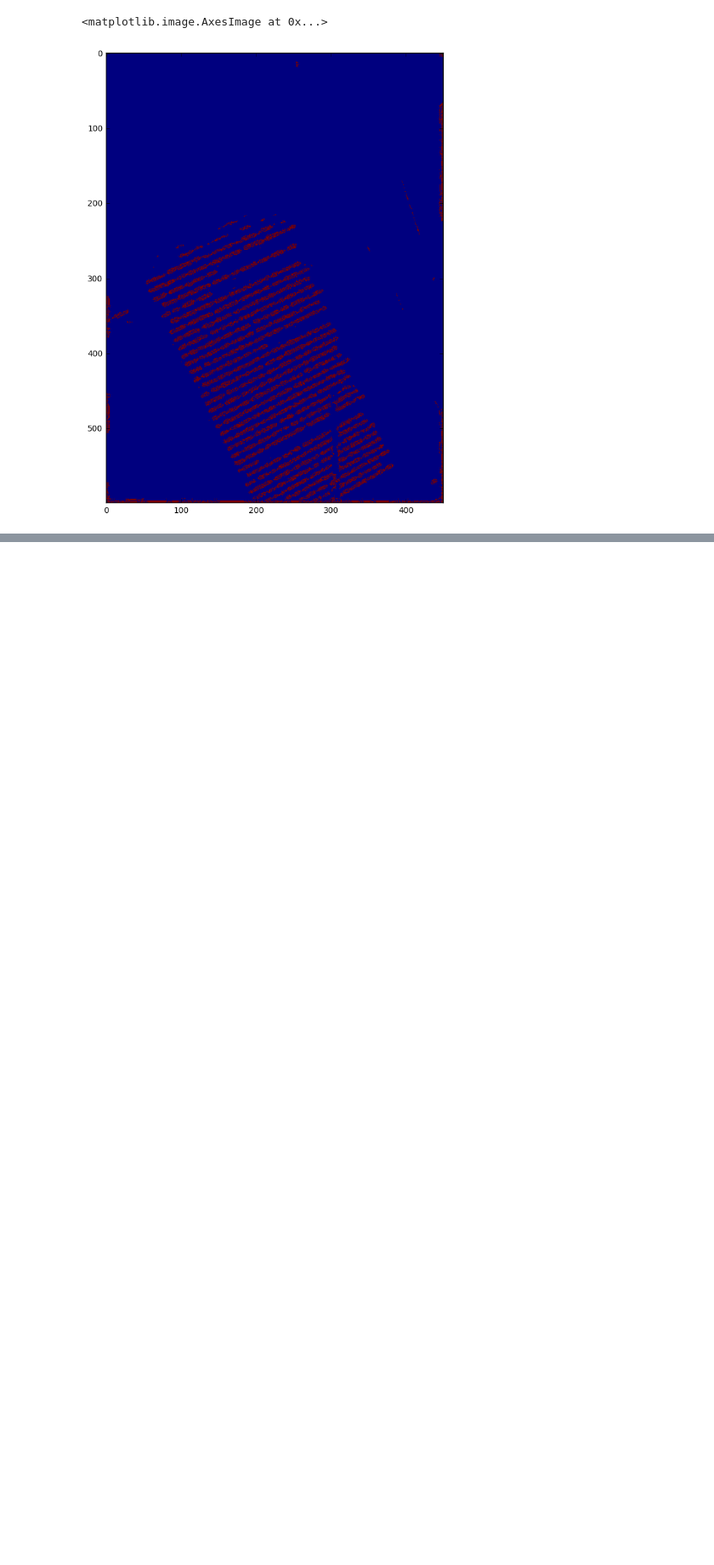
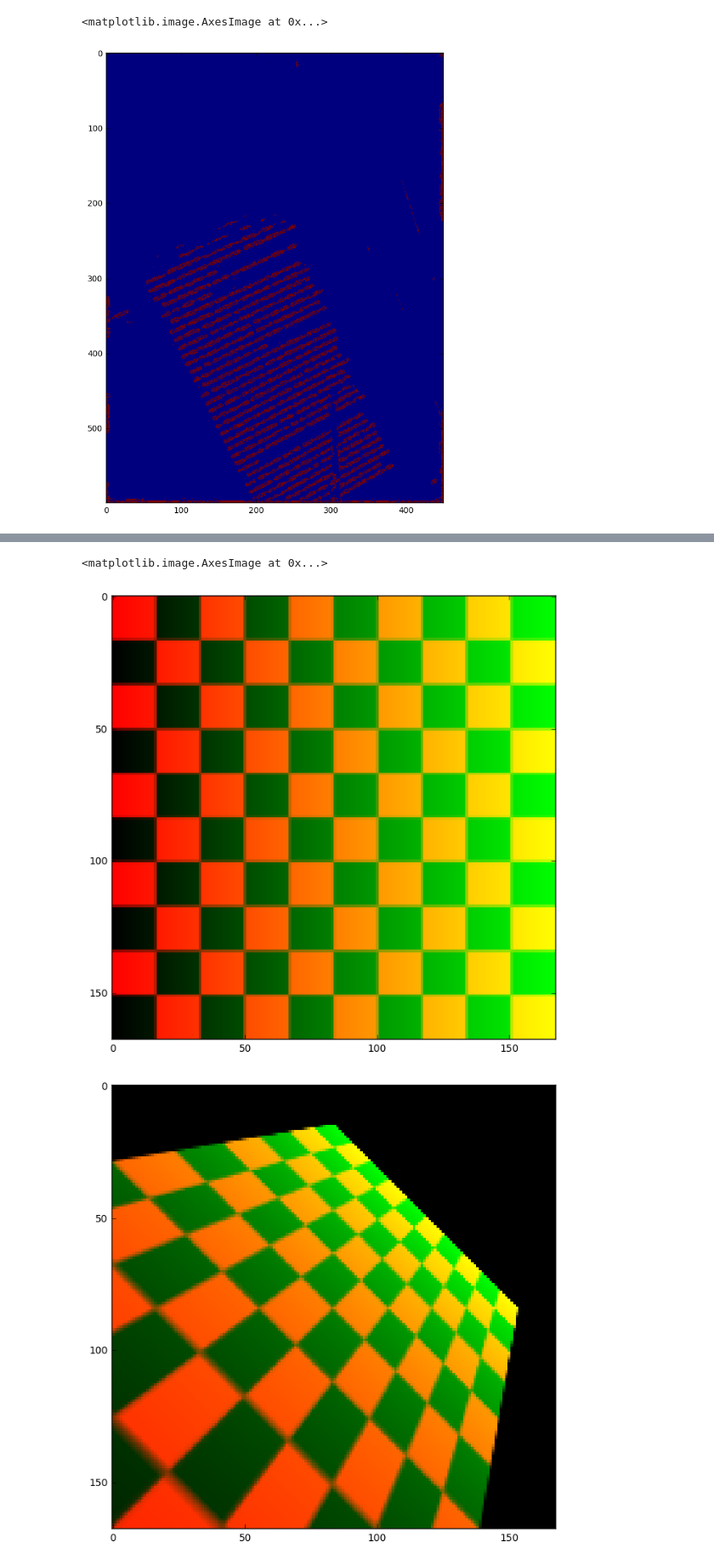
Before and after one commit to olaroos/textrec, a Jupyter notebook: findLines.ipynb, the cells around one changed output, grey strips where cells are left out. Shown at 85% size. Cells and saved outputs as stored; diff of their text form; code cells hidden in the pictures; blank space fills up the shorter version.

```diff
--- a/findLines.ipynb
+++ b/findLines.ipynb
@@ -267,0 +461,25 @@ def clusterMeans(k, loops, crossings):
+# %%
+# tst = cv2.imread('./img/checkerboard.png')
+import scipy.misc
+tsts = scipy.misc.imread('./img/checkerboard.png')
+H, W, C = tst.shape
+tst = np.zeros((H, W, 3), dtype=tsts.dtype)
+tst[..., 0] = tsts[..., 3]
+tst[..., 1] = np.linspace(0, 255, W)
+print(tst.shape)
+plt.figure(figsize=(8,8))
+plt.imshow(tst, interpolation='none')
+img_width, img_height, _ = tst.shape
+
+h = getH(tst, [img_width, 0])
+# h_inv = np.linalg.inv(h)
+aff = cv2.warpPerspective(tst, h, (img_height, img_width))
+plt.figure(figsize=(8,8))
+plt.imshow(aff, interpolation='none')
+aff = cv2.warpPerspective(aff, np.linalg.inv(h), (img_height, img_width))
+plt.figure(figsize=(8,8))
+plt.imshow(aff, interpolation='none')
+aff = cv2.warpPerspective(tst, np.linalg.inv(h), (img_height, img_width))
+plt.figure(figsize=(8,8))
+plt.imshow(aff, interpolation='none')
+# %% [output]
@@ -267,0 +503,3 @@ def clusterMeans(k, loops, crossings):
+<matplotlib.image.AxesImage at 0x...>
+[figure, added]
+[figure, added]
```
Also changed, not shown: parts of 29 cells of this notebook, 2 other files.
